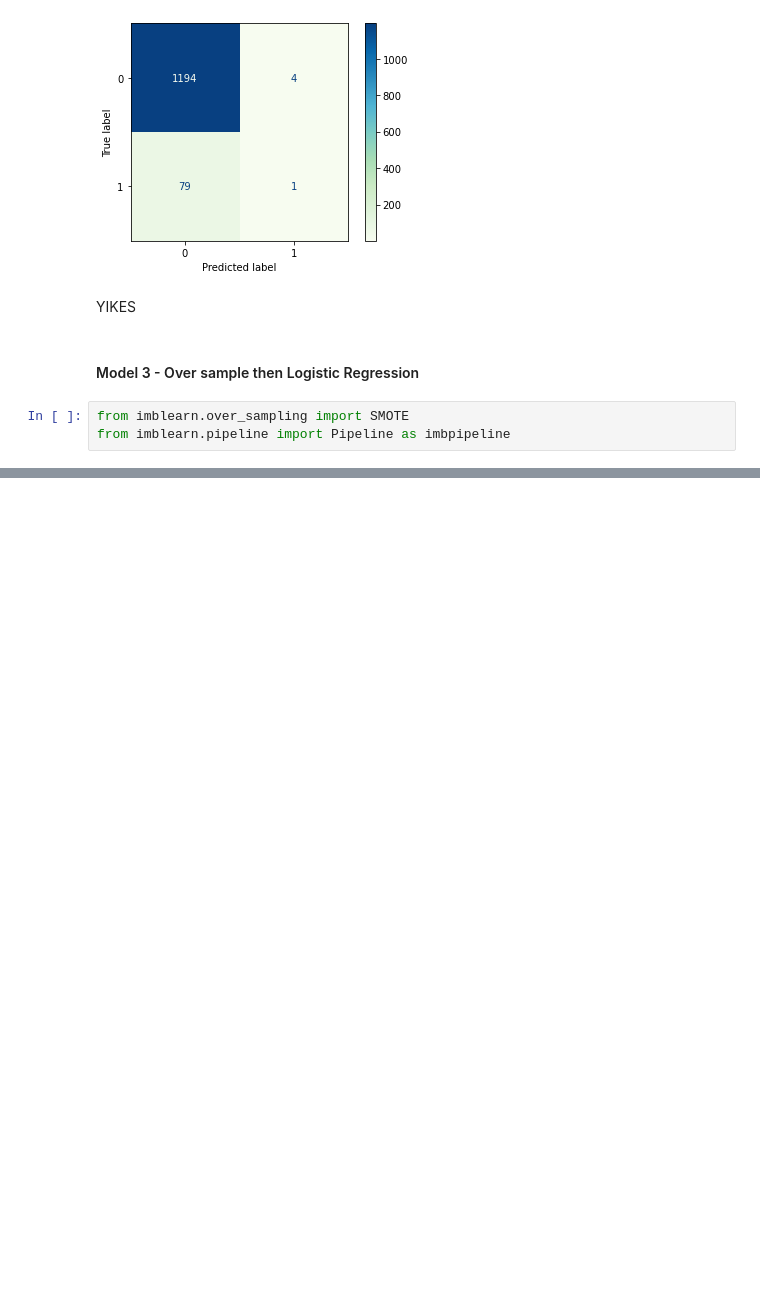
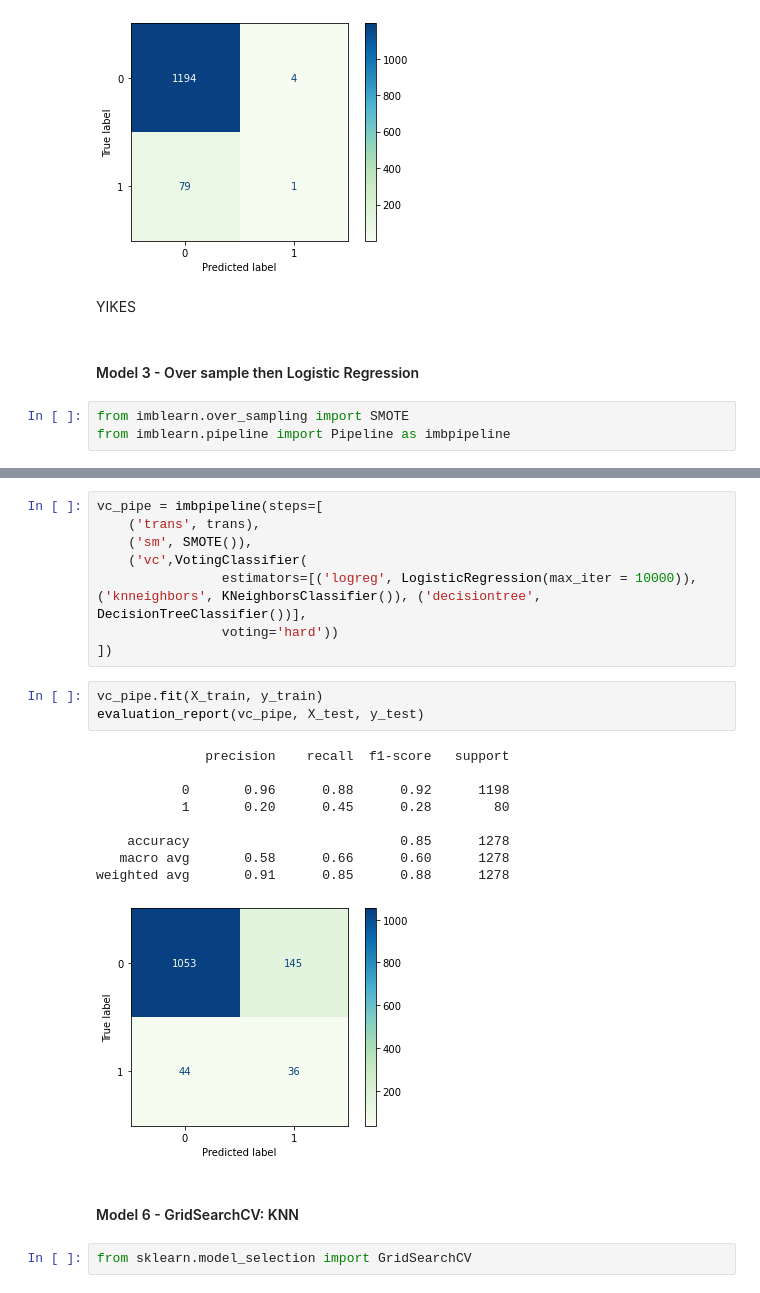
Before and after one commit to jasonarikupurathu/stroke-predictions, a Jupyter notebook: Analysis-Notebook.ipynb, the cells around one changed output, grey strips where cells are left out. Saved outputs shown, nothing was run; the diff lists cells and outputs as text; blank space fills up the shorter version.

```diff
--- a/Analysis-Notebook.ipynb
+++ b/Analysis-Notebook.ipynb
@@ -214,0 +248,25 @@ weighted avg       0.93      0.75      0.81      1278
+# %%
+vc_pipe = imbpipeline(steps=[
+    ('trans', trans),
+    ('sm', SMOTE()),
+    ('vc',VotingClassifier(
+                estimators=[('logreg', LogisticRegression(max_iter = 10000)), ('knneighbors', KNeighborsClassifier()), ('decisiontree', DecisionTreeClassifier())],
+                voting='hard'))
+])
+# %%
+vc_pipe.fit(X_train, y_train)
+evaluation_report(vc_pipe, X_test, y_test)
+# %% [output]
+              precision    recall  f1-score   support
+
+           0       0.96      0.88      0.92      1198
+           1       0.20      0.45      0.28        80
+
+    accuracy                           0.85      1278
+   macro avg       0.58      0.66      0.60      1278
+weighted avg       0.91      0.85      0.88      1278
+[figure, added]
+# %% [markdown]
+#### Model 6 - GridSearchCV: KNN
+# %%
+from sklearn.model_selection import GridSearchCV
```
Also changed, not shown: parts of 20 cells of this notebook.
